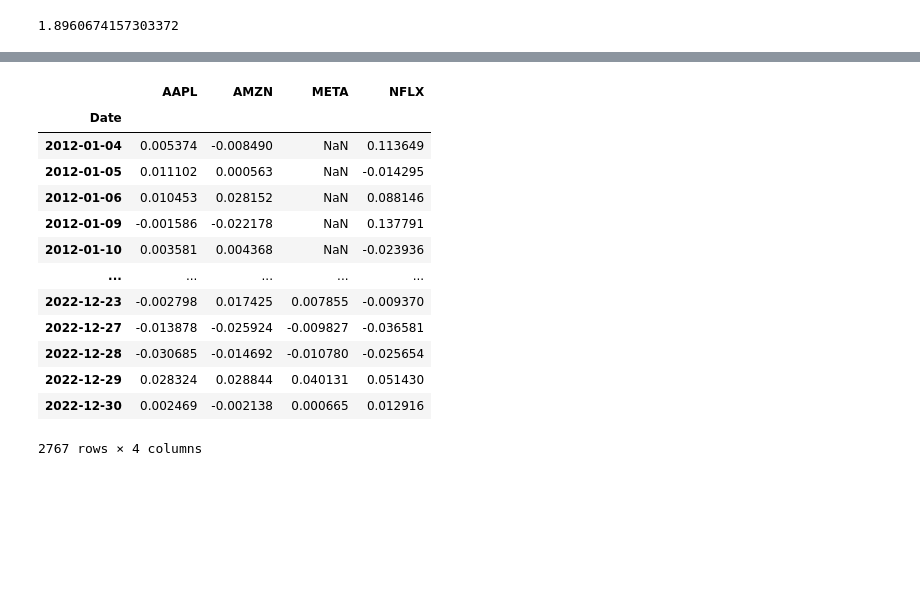
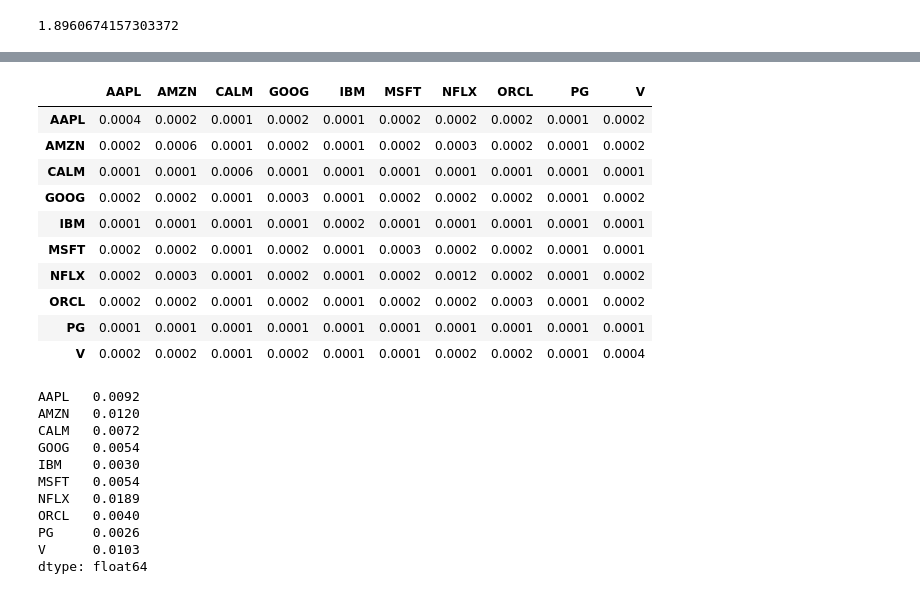
Before and after one commit to erenkotar/PORTFOLIO-OPTIMIZATION-with-REINFORCEMENT-LEARNING, a Jupyter notebook: App/analyze.ipynb, the cells around one changed output, grey strips where cells are left out. Saved outputs shown, nothing was run; the diff lists cells and outputs as text; code cells hidden in the pictures; blank space fills up the shorter version.

```diff
--- a/App/analyze.ipynb
+++ b/App/analyze.ipynb
@@ -456,17 +408,0 @@ tm.prices
-# %%
-tm.returns_d
-# %% [output]
-|  | AAPL | AMZN | META | NFLX |
-| Date |  |  |  |  |
-| 2012-01-04 | 0.005374 | -0.008490 | NaN | 0.113649 |
-| 2012-01-05 | 0.011102 | 0.000563 | NaN | -0.014295 |
-| 2012-01-06 | 0.010453 | 0.028152 | NaN | 0.088146 |
-| 2012-01-09 | -0.001586 | -0.022178 | NaN | 0.137791 |
-| 2012-01-10 | 0.003581 | 0.004368 | NaN | -0.023936 |
-| ... | ... | ... | ... | ... |
-| 2022-12-23 | -0.002798 | 0.017425 | 0.007855 | -0.009370 |
-| 2022-12-27 | -0.013878 | -0.025924 | -0.009827 | -0.036581 |
-| 2022-12-28 | -0.030685 | -0.014692 | -0.010780 | -0.025654 |
-| 2022-12-29 | 0.028324 | 0.028844 | 0.040131 | 0.051430 |
-| 2022-12-30 | 0.002469 | -0.002138 | 0.000665 | 0.012916 |
-2767 rows × 4 columns
@@ -472,0 +411,30 @@ tm.returns_d
+# %%
+cov = tm.returns.cov()
+cov
+# %% [output]
+|  | AAPL | AMZN | CALM | GOOG | IBM | MSFT | NFLX | ORCL | PG | V |
+| AAPL | 0.0004 | 0.0002 | 0.0001 | 0.0002 | 0.0001 | 0.0002 | 0.0002 | 0.0002 | 0.0001 | 0.0002 |
+| AMZN | 0.0002 | 0.0006 | 0.0001 | 0.0002 | 0.0001 | 0.0002 | 0.0003 | 0.0002 | 0.0001 | 0.0002 |
+| CALM | 0.0001 | 0.0001 | 0.0006 | 0.0001 | 0.0001 | 0.0001 | 0.0001 | 0.0001 | 0.0001 | 0.0001 |
+| GOOG | 0.0002 | 0.0002 | 0.0001 | 0.0003 | 0.0001 | 0.0002 | 0.0002 | 0.0002 | 0.0001 | 0.0002 |
+| IBM | 0.0001 | 0.0001 | 0.0001 | 0.0001 | 0.0002 | 0.0001 | 0.0001 | 0.0001 | 0.0001 | 0.0001 |
+| MSFT | 0.0002 | 0.0002 | 0.0001 | 0.0002 | 0.0001 | 0.0003 | 0.0002 | 0.0002 | 0.0001 | 0.0001 |
+| NFLX | 0.0002 | 0.0003 | 0.0001 | 0.0002 | 0.0001 | 0.0002 | 0.0012 | 0.0002 | 0.0001 | 0.0002 |
+| ORCL | 0.0002 | 0.0002 | 0.0001 | 0.0002 | 0.0001 | 0.0002 | 0.0002 | 0.0003 | 0.0001 | 0.0002 |
+| PG | 0.0001 | 0.0001 | 0.0001 | 0.0001 | 0.0001 | 0.0001 | 0.0001 | 0.0001 | 0.0001 | 0.0001 |
+| V | 0.0002 | 0.0002 | 0.0001 | 0.0002 | 0.0001 | 0.0001 | 0.0002 | 0.0002 | 0.0001 | 0.0004 |
+# %%
+err = tm.annualize_rets(r=tm.returns, periods_per_year=12)
+err
+# %% [output]
+AAPL   0.0092
+AMZN   0.0120
+CALM   0.0072
+GOOG   0.0054
+IBM    0.0030
+MSFT   0.0054
+NFLX   0.0189
+ORCL   0.0040
+PG     0.0026
+V      0.0103
+dtype: float64
```
Also changed, not shown: parts of 11 cells of this notebook, 4 other files.
